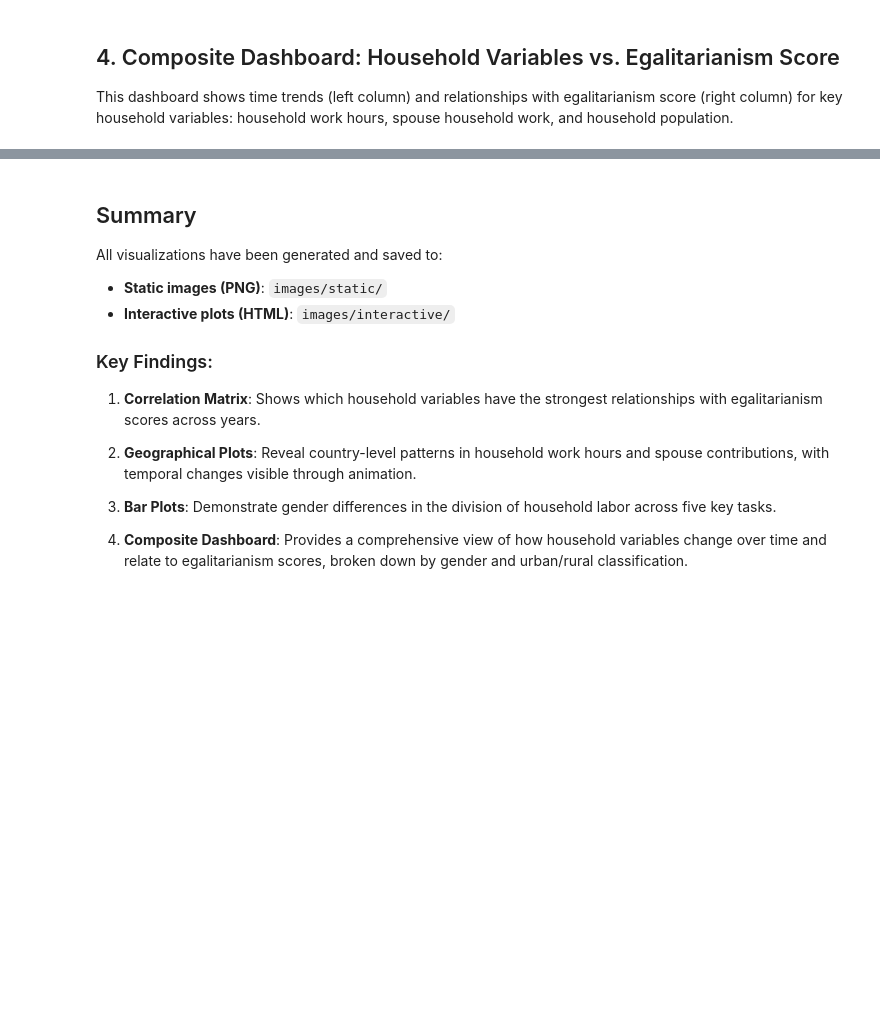
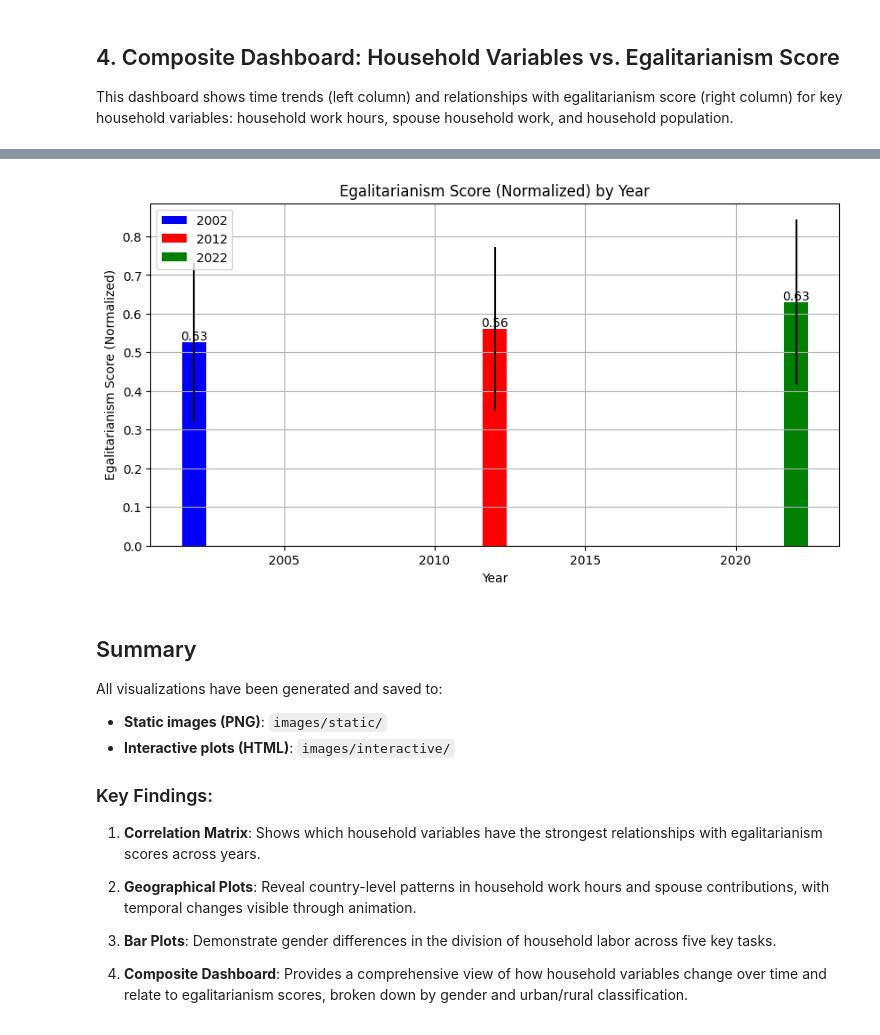
Before and after one commit to ashishpapanai/2025-02-ActionWords, a Jupyter notebook: notebooks/household_analysis/visualization_dashboard.ipynb, the cells around one changed output, grey strips where cells are left out. Drawn from its saved outputs; the diff is of its cells as text; code cells hidden in the pictures; blank space fills up the shorter version.

```diff
--- a/notebooks/household_analysis/visualization_dashboard.ipynb
+++ b/notebooks/household_analysis/visualization_dashboard.ipynb
@@ -253,3 +264,10 @@ else:
 ✓ Correlation matrix created
 ✓ Saved: images/static/correlation_matrix_household_vars.png
 ✓ Saved: images/interactive/correlation_matrix_household_vars.html
+# %%
+countries_2022 = data_2022['country'].unique()
+countries_2002 = data_2002['country'].unique()
+countries_2012 = data_2012['country'].unique()
+
+common_countries = set(countries_2022) & set(countries_2002) & set(countries_2012)
+print(f"Common countries in all three years: {common_countries}")
@@ -462,12 +484,13 @@ fig = make_subplots(
     vertical_spacing=0.20
 )
 
+legend_seen = set()
+
 group_colors = {
     'Done by Respondent': '#2E86AB',
     'Done by Partner': '#A23B72',
     'Equal': '#F18F01'
 }
-
 for idx, var in enumerate(div_vars):
     if idx < 3:
         row = 1
@@ -509,7 +532,7 @@ for idx, var in enumerate(div_vars):
 
     gender_colors = {
         'Male': '#1f77b4',
-        'Female': '#d62728'
+        'Female': '#f678a7'
     }
 
     for sex in ['Male', 'Female']:
@@ -517,12 +540,17 @@ for idx, var in enumerate(div_vars):
         if len(sex_data) == 0:
             continue
 
+        show_legend = sex not in legend_seen
+        if show_legend:
+            legend_seen.add(sex)
+
         fig.add_trace(
             go.Bar(
                 x=sex_data['group'],
                 y=sex_data['mean_eg_score'],
                 name=sex,
-                showlegend=(idx == 0),  # Show legend only for first subplot
+                showlegend=show_legend,
+                legendgroup=sex,
                 marker_color=gender_colors[sex],
                 error_y=dict(
                     type='data',
@@ -854,0 +1326,23 @@ fig.show()
+# %%
+# composite_data_country.eg_score_norm.describe() plot for each year
+import matplotlib.pyplot as plt
+eg_score_norm_2002 = composite_data_country[composite_data_country['year'] == 2002]['eg_score_norm']
+eg_score_norm_2012 = composite_data_country[composite_data_country['year'] == 2012]['eg_score_norm']
+eg_score_norm_2022 = composite_data_country[composite_data_country['year'] == 2022]['eg_score_norm']
+
+plt.figure(figsize=(10, 5))
+# plot as one bar for each year
+plt.bar(2002, eg_score_norm_2002.mean(), yerr=eg_score_norm_2002.std(), color='blue')
+plt.bar(2012, eg_score_norm_2012.mean(), yerr=eg_score_norm_2012.std(), color='red')
+plt.bar(2022, eg_score_norm_2022.mean(), yerr=eg_score_norm_2022.std(), color='green')
+plt.text(2002, eg_score_norm_2002.mean(), f"{eg_score_norm_2002.mean():.2f}", ha='center', va='bottom')
+plt.text(2012, eg_score_norm_2012.mean(), f"{eg_score_norm_2012.mean():.2f}", ha='center', va='bottom')
+plt.text(2022, eg_score_norm_2022.mean(), f"{eg_score_norm_2022.mean():.2f}", ha='center', va='bottom')
+plt.xlabel('Year')
+plt.grid(True)
+plt.ylabel('Egalitarianism Score (Normalized)')
+plt.title('Egalitarianism Score (Normalized) by Year')
+plt.legend(['2002', '2012', '2022'], loc='upper left')
+plt.show()
+# %% [output]
+[figure, added]
```
Also changed, not shown: parts of 12 cells of this notebook, 18 other files.
